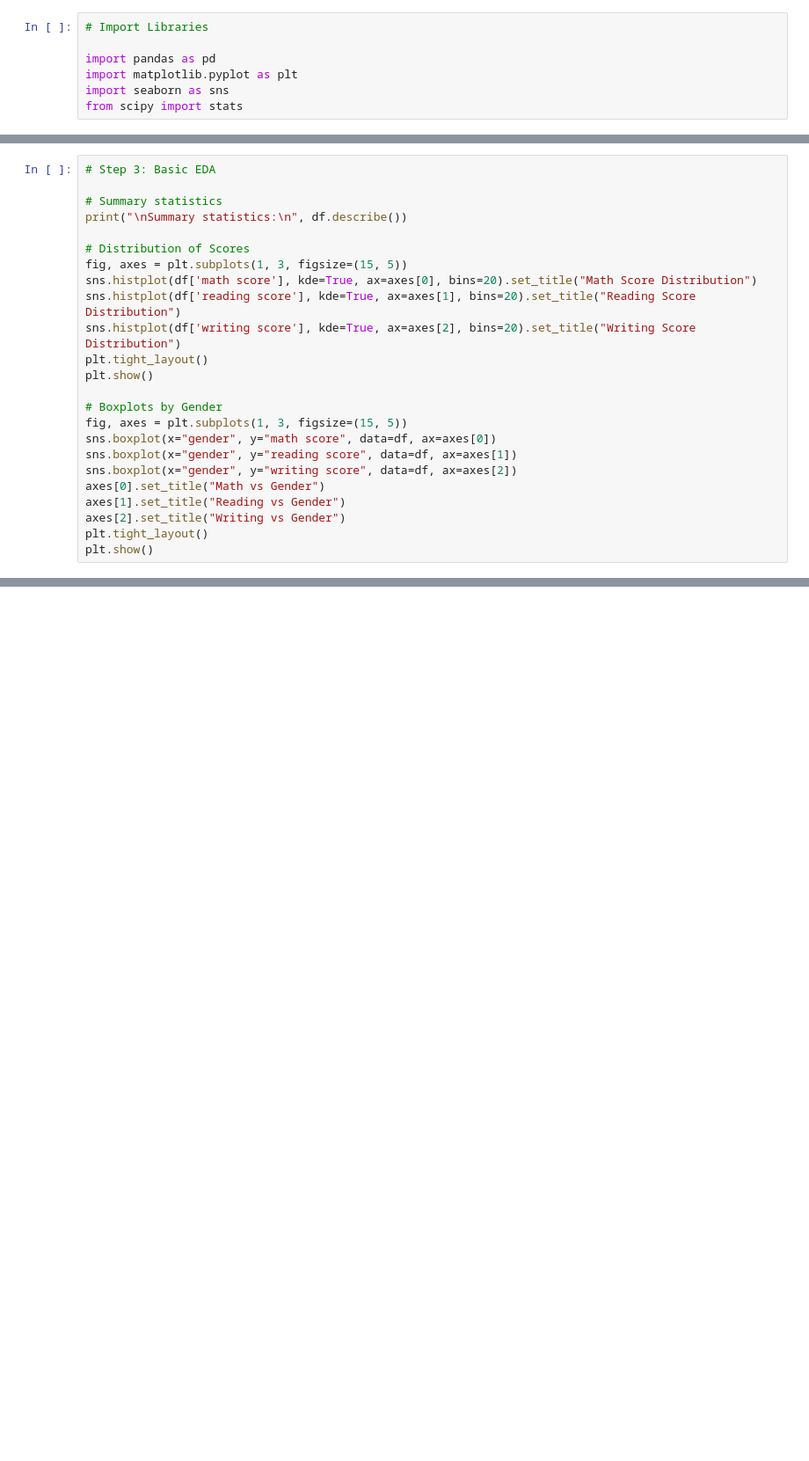
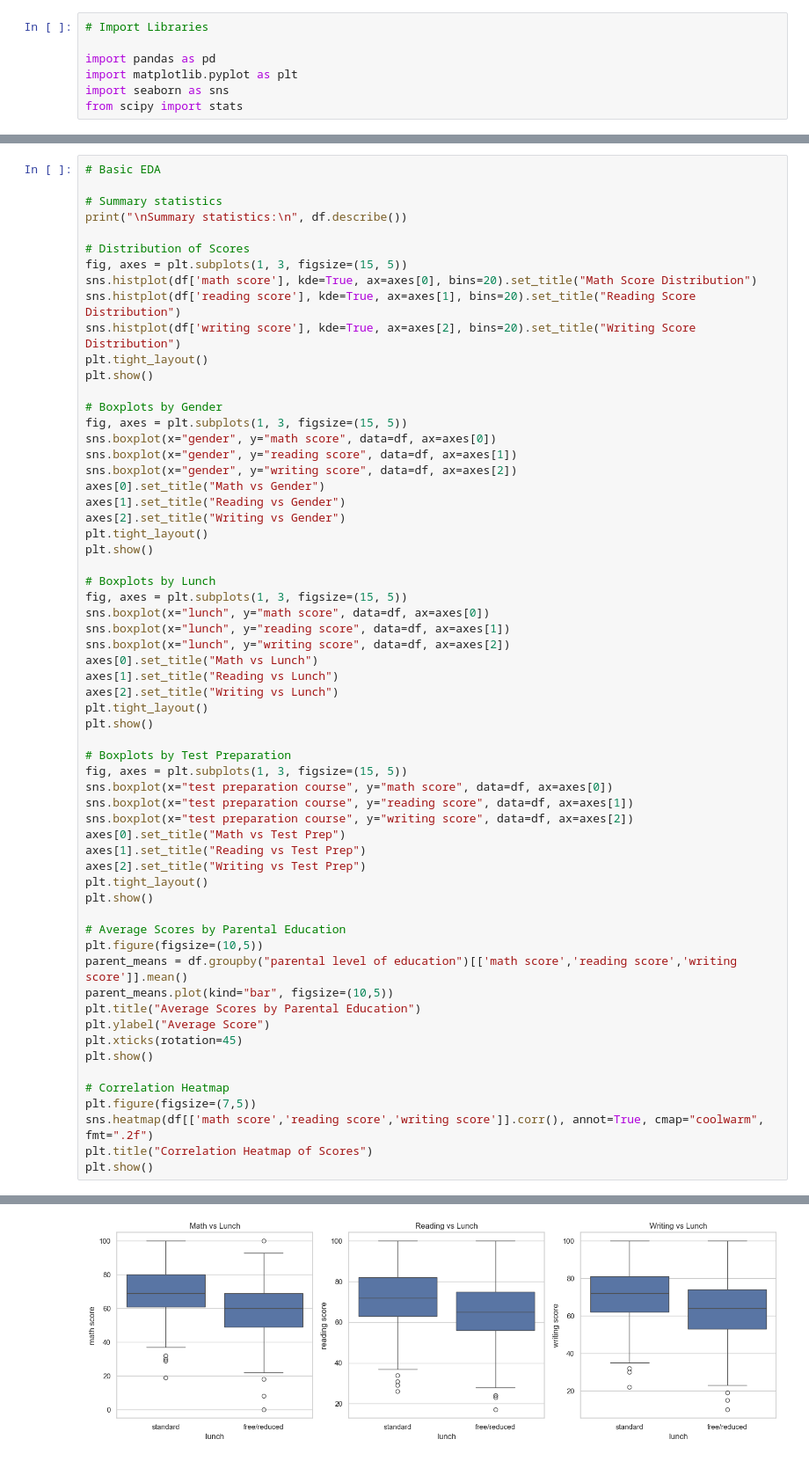
Before and after one commit to jeenakarmi/education-spending-and-performance, a Jupyter notebook: main.ipynb, the cells around one changed output, grey strips where cells are left out. Shown at 88% size. Saved outputs shown, nothing was run; the diff lists cells and outputs as text; blank space fills up the shorter version.

Commit message:
Basic EDA

```diff
--- a/main.ipynb
+++ b/main.ipynb
@@ -54,7 +54,7 @@ reading score                  0
 writing score                  0
 dtype: int64
 # %%
-# Step 3: Basic EDA
+# Basic EDA
 
 # Summary statistics
 print("\nSummary statistics:\n", df.describe())
@@ -63,30 +63,68 @@ print("\nSummary statistics:\n", df.describe())
 fig, axes = plt.subplots(1, 3, figsize=(15, 5))
 sns.histplot(df['math score'], kde=True, ax=axes[0], bins=20).set_title("Math Score Distribution")
 sns.histplot(df['reading score'], kde=True, ax=axes[1], bins=20).set_title("Reading Score Distribution")
 sns.histplot(df['writing score'], kde=True, ax=axes[2], bins=20).set_title("Writing Score Distribution")
 plt.tight_layout()
 plt.show()
 
 # Boxplots by Gender
 fig, axes = plt.subplots(1, 3, figsize=(15, 5))
 sns.boxplot(x="gender", y="math score", data=df, ax=axes[0])
 sns.boxplot(x="gender", y="reading score", data=df, ax=axes[1])
 sns.boxplot(x="gender", y="writing score", data=df, ax=axes[2])
 axes[0].set_title("Math vs Gender")
 axes[1].set_title("Reading vs Gender")
 axes[2].set_title("Writing vs Gender")
 plt.tight_layout()
 plt.show()
+
+# Boxplots by Lunch
+fig, axes = plt.subplots(1, 3, figsize=(15, 5))
+sns.boxplot(x="lunch", y="math score", data=df, ax=axes[0])
+sns.boxplot(x="lunch", y="reading score", data=df, ax=axes[1])
+sns.boxplot(x="lunch", y="writing score", data=df, ax=axes[2])
+axes[0].set_title("Math vs Lunch")
+axes[1].set_title("Reading vs Lunch")
+axes[2].set_title("Writing vs Lunch")
+plt.tight_layout()
+plt.show()
+
+# Boxplots by Test Preparation
+fig, axes = plt.subplots(1, 3, figsize=(15, 5))
+sns.boxplot(x="test preparation course", y="math score", data=df, ax=axes[0])
+sns.boxplot(x="test preparation course", y="reading score", data=df, ax=axes[1])
+sns.boxplot(x="test preparation course", y="writing score", data=df, ax=axes[2])
+axes[0].set_title("Math vs Test Prep")
+axes[1].set_title("Reading vs Test Prep")
+axes[2].set_title("Writing vs Test Prep")
+plt.tight_layout()
+plt.show()
+
+# Average Scores by Parental Education
+plt.figure(figsize=(10,5))
+parent_means = df.groupby("parental level of education")[['math score','reading score','writing score']].mean()
+parent_means.plot(kind="bar", figsize=(10,5))
+plt.title("Average Scores by Parental Education")
+plt.ylabel("Average Score")
+plt.xticks(rotation=45)
+plt.show()
+
+# Correlation Heatmap
+plt.figure(figsize=(7,5))
+sns.heatmap(df[['math score','reading score','writing score']].corr(), annot=True, cmap="coolwarm", fmt=".2f")
+plt.title("Correlation Heatmap of Scores")
+plt.show()
 # %% [output]
 Summary statistics:
         math score  reading score  writing score
 count  1000.00000    1000.000000    1000.000000
 mean     66.08900      69.169000      68.054000
 std      15.16308      14.600192      15.195657
 min       0.00000      17.000000      10.000000
 25%      57.00000      59.000000      57.750000
 50%      66.00000      70.000000      69.000000
 75%      77.00000      79.000000      79.000000
 max     100.00000     100.000000     100.000000
 [figure]
 [figure]
+[figure, added]
```
Also changed, not shown: parts of 2 cells of this notebook.
